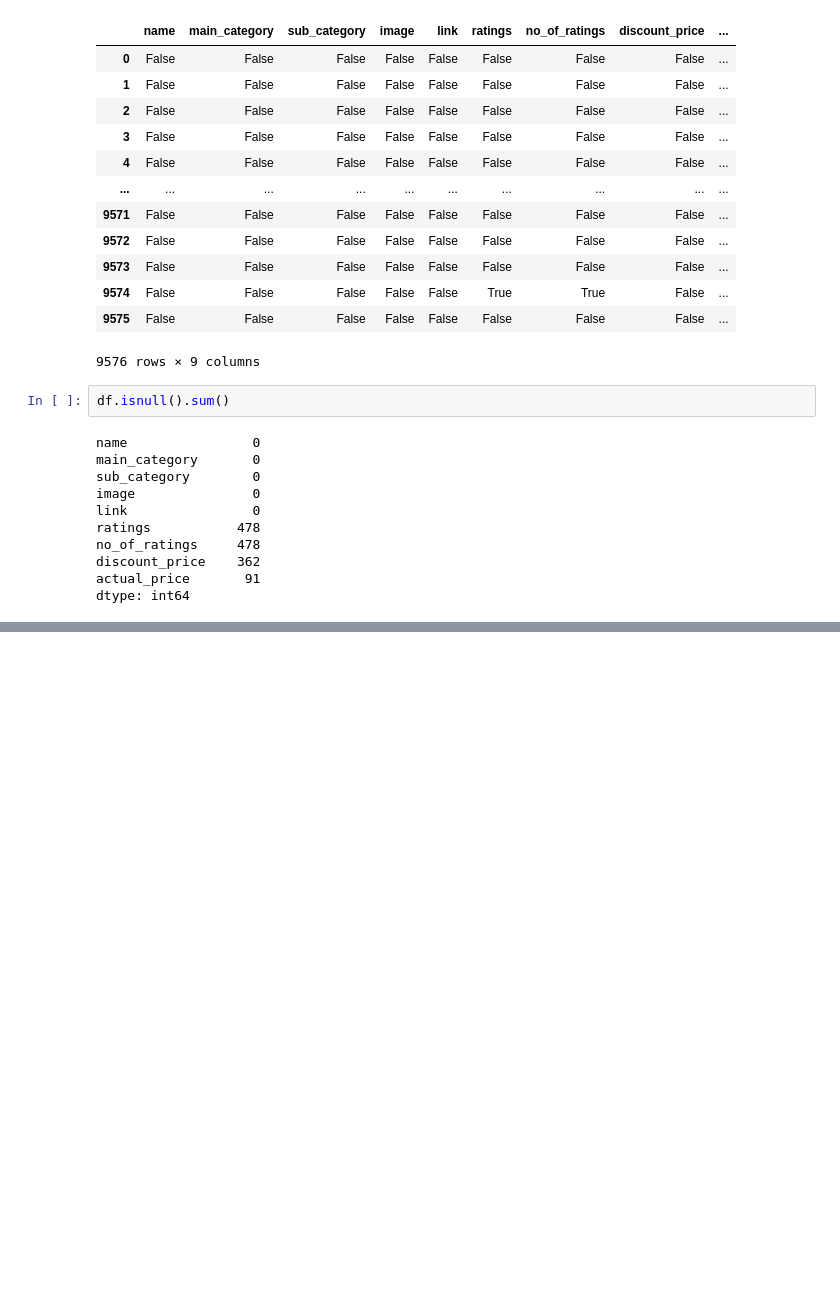
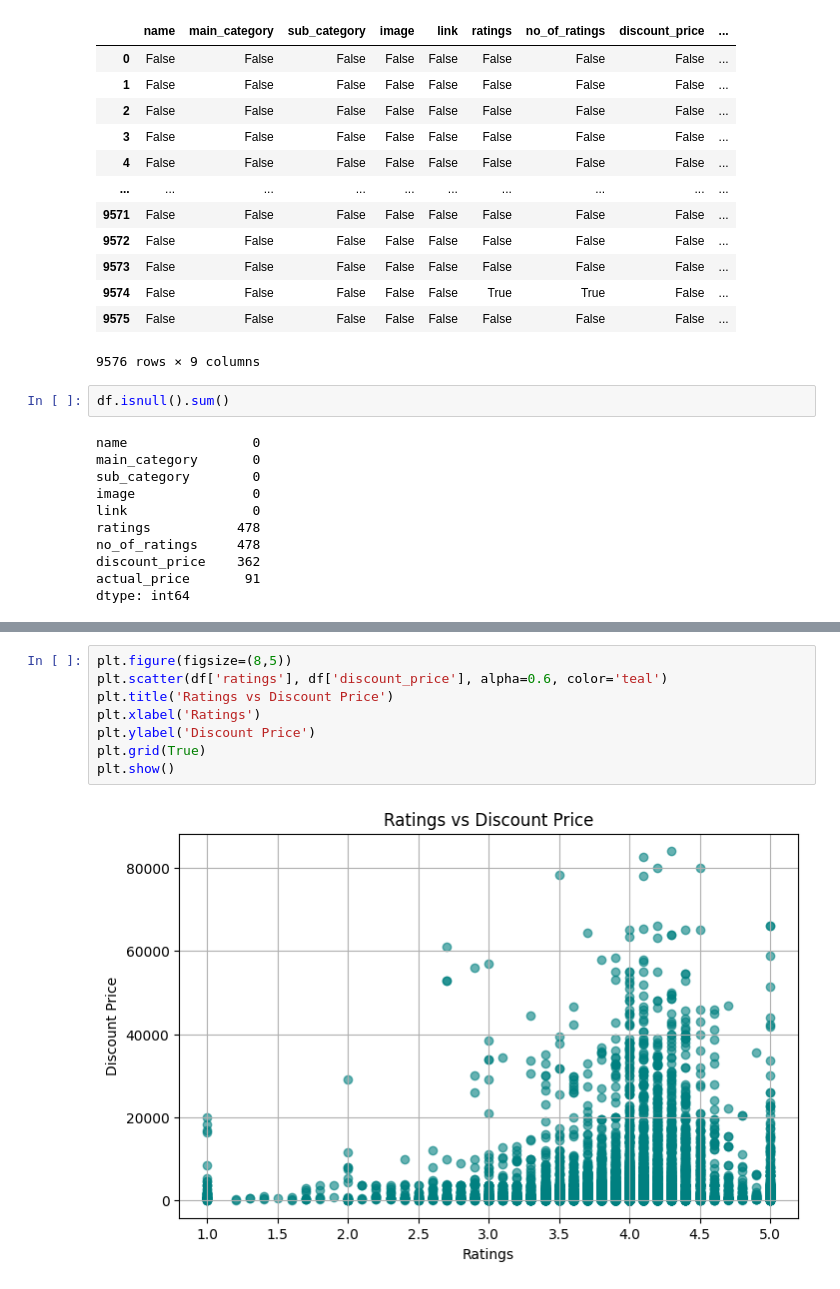
Before and after one commit to Bhuvana-ai-ml/Data_Analytics-, a Jupyter notebook: DA_project.ipynb, the cells around one changed output, grey strips where cells are left out. Drawn from its saved outputs; the diff is of its cells as text; blank space fills up the shorter version.

```diff
--- a/DA_project.ipynb
+++ b/DA_project.ipynb
@@ -51,0 +68,10 @@ NameError: name 'df' is not defined
+# %%
+plt.figure(figsize=(8,5))
+plt.scatter(df['ratings'], df['discount_price'], alpha=0.6, color='teal')
+plt.title('Ratings vs Discount Price')
+plt.xlabel('Ratings')
+plt.ylabel('Discount Price')
+plt.grid(True)
+plt.show()
+# %% [output]
+[figure, added]
```
Also changed, not shown: parts of 5 cells of this notebook, 1 other file.
